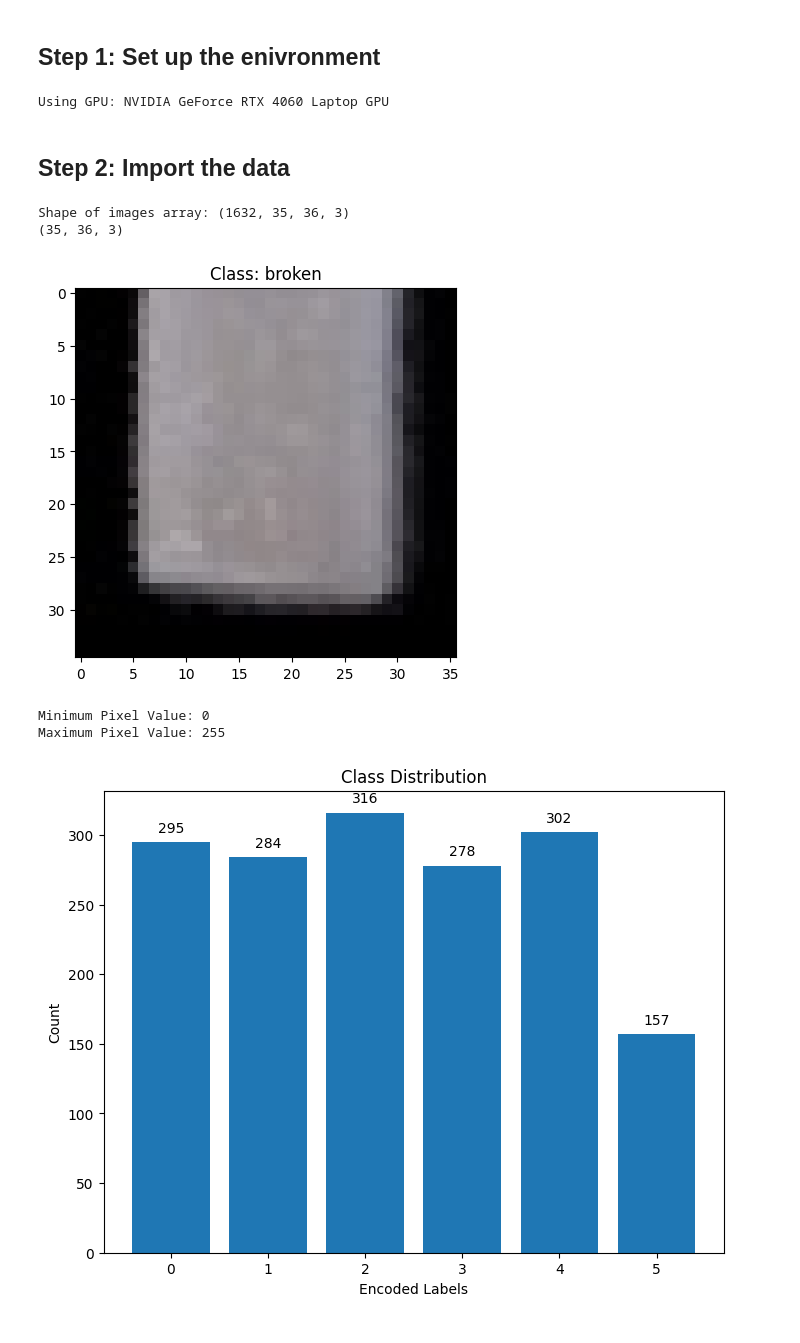
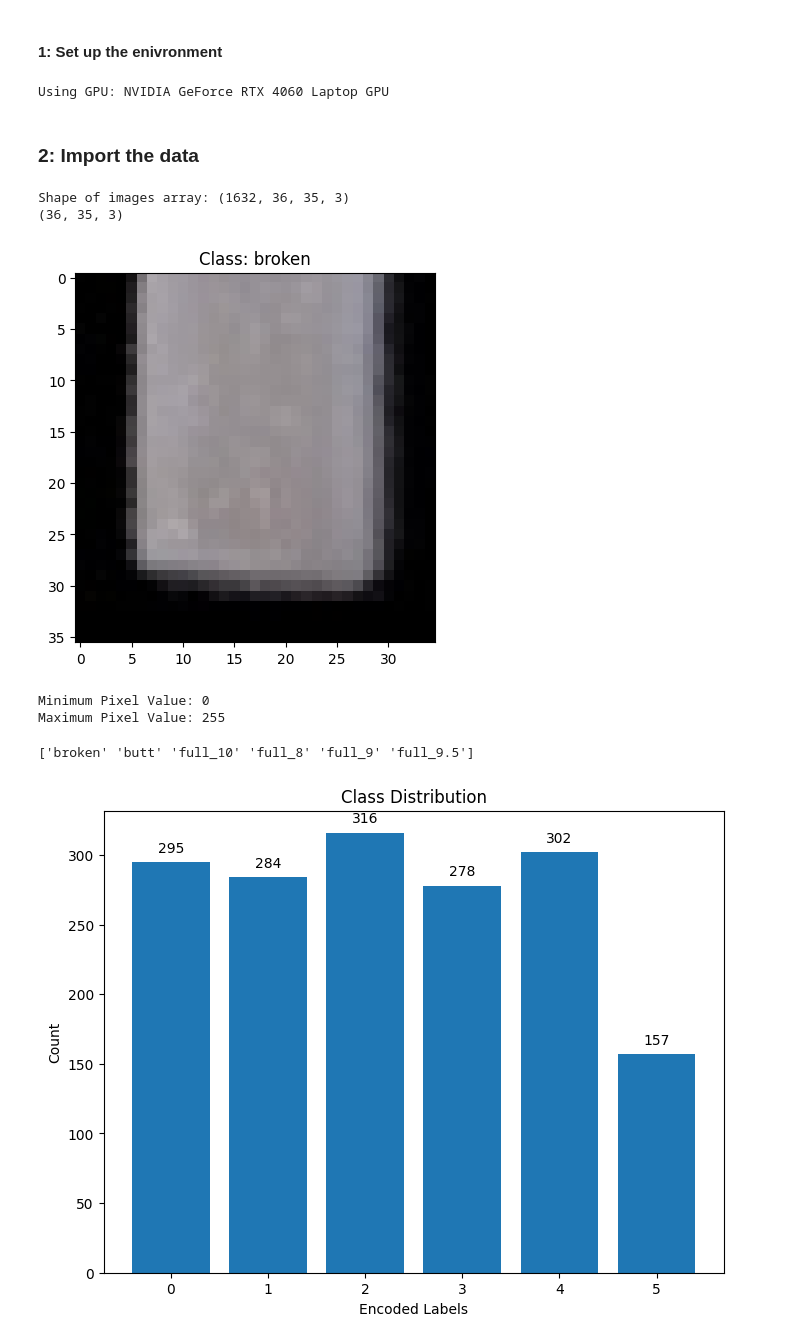
Before and after one commit to thinzarWendy/computervision-tools, a Jupyter notebook: classification/Rice_Img_Classification.ipynb, the cells around one changed output. Cells and saved outputs as stored; diff of their text form; code cells hidden in the pictures.

```diff
--- a/classification/Rice_Img_Classification.ipynb
+++ b/classification/Rice_Img_Classification.ipynb
@@ -9,4 +15,4 @@ Please do not use this code for commercial purposes unless approved by the autho
 # %% [markdown]
-## Step 1: Set up the enivronment
+#### 1: Set up the enivronment
 # %%
 import matplotlib.pyplot as plt # for plotting
@@ -39,10 +46,9 @@ else:
 # %% [output]
 Using GPU: NVIDIA GeForce RTX 4060 Laptop GPU
 # %% [markdown]
-## Step 2: Import the data
+### 2: Import the data
 # %%
-data_dir = r"C:\Users\User\Documents\New folder\Github\computervision-tools\classification\data_test"
-
+data_dir = r"C:\Users\User\Documents\New folder\Github\Data Resources\data_test"
 # Initialize lists to store image data and corresponding class labels
 images = []
 labels = []
@@ -60,8 +66,8 @@ for class_name in os.listdir(data_dir):
             # Load the image using Pillow (PIL)
             image = Image.open(image_path)
 
-            # Resize the image to a consistent size (e.g., 36x35 pixels)
-            image = image.resize((36, 35))
+            # Resize the image to a consistent size (36x35 pixels)
+            image = image.resize((35,36))
 
             # Convert the image to a NumPy array
             image_array = np.array(image)
@@ -72,21 +78,21 @@ for class_name in os.listdir(data_dir):
 # %%
 # Convert the lists to NumPy arrays
 images = np.array(images)
-labels = np.array(labels)
+labels_cat = np.array(labels)
 
 # Check the shape of the loaded images array (num_images, height, width, num_channels)
 print(f"Shape of images array: {images.shape}")
 
-# Example: Display the first image from the loaded dataset
+# Display the first image from the loaded dataset
 print(images[0].shape)
 plt.imshow(images[0])
-plt.title(f"Class: {labels[0]}")
+plt.title(f"Class: {labels_cat[0]}")
 plt.axis('on')
 plt.show()
 # %% [output]
-Shape of images array: (1632, 35, 36, 3)
-(35, 36, 3)
+Shape of images array: (1632, 36, 35, 3)
+(36, 35, 3)
-[figure, old version]
+[figure, new version]
 # %%
 min_pixel_value = np.min(images)
 max_pixel_value = np.max(images)
@@ -96,5 +102,13 @@ print(f"Maximum Pixel Value: {max_pixel_value}")
 # %% [output]
 Minimum Pixel Value: 0
 Maximum Pixel Value: 255
+# %%
+# Get unique values
+classes = np.unique(labels_cat)
+
+# Print the unique values
+print(classes)
+# %% [output]
+['broken' 'butt' 'full_10' 'full_8' 'full_9' 'full_9.5']
 # %%
 label_encoder = LabelEncoder()
```
Also changed, not shown: parts of 61 cells of this notebook.
